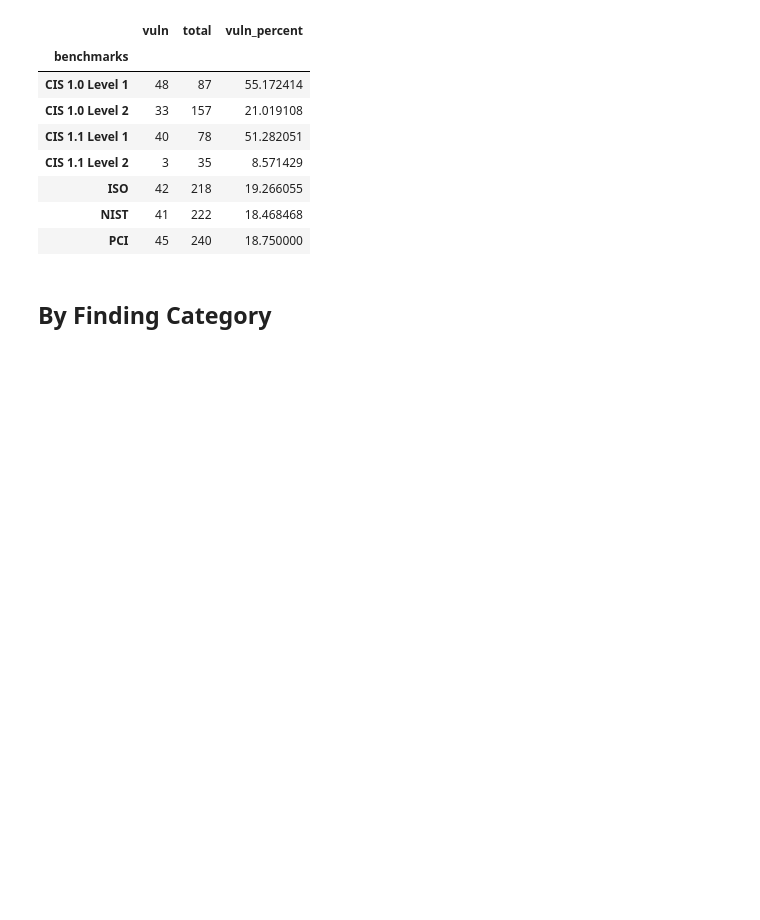
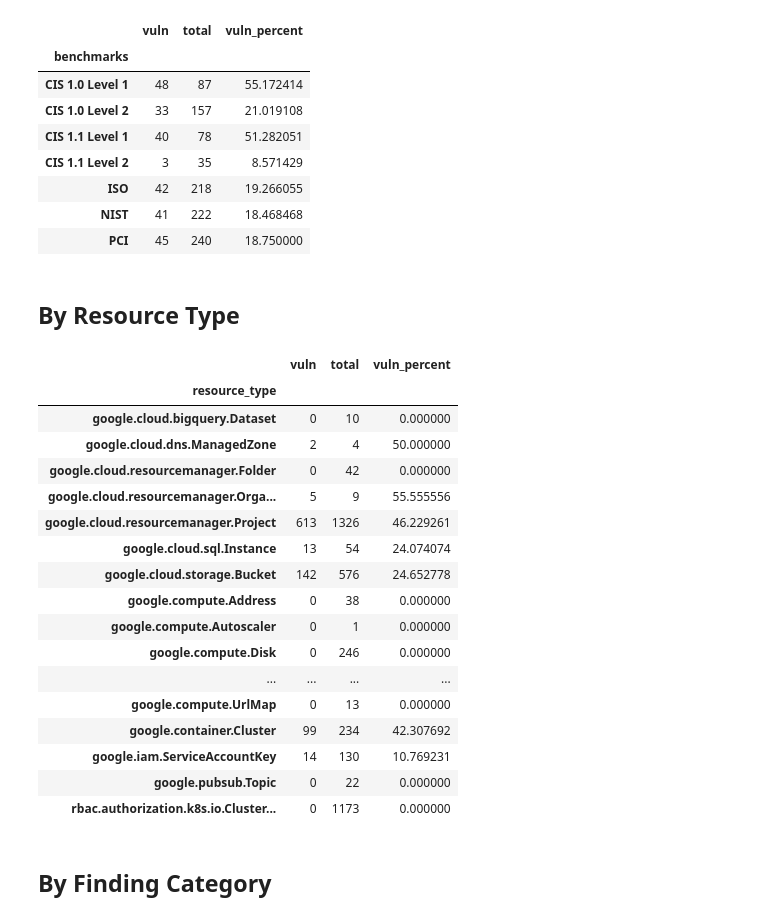
Before and after one commit to shadanan/gcp-jupyter, a Jupyter notebook: scc_compliance.ipynb, the cells around one changed output. Cells and saved outputs as stored; diff of their text form; code cells hidden in the pictures; blank space fills up the shorter version.

Commit message:
Add By Resource Type section

```diff
--- a/scc_compliance.ipynb
+++ b/scc_compliance.ipynb
@@ -179,6 +179,36 @@ df.to_csv("verdicts.csv")
 | ISO | 42 | 218 | 19.266055 |
 | NIST | 41 | 222 | 18.468468 |
 | PCI | 45 | 240 | 18.750000 |
+# %% [markdown]
+## By Resource Type
+# %%
+(
+    df.groupby(["resource_type"])
+    .agg(
+        vuln=pd.NamedAgg(column="count", aggfunc="sum"),
+        total=pd.NamedAgg(column="count", aggfunc="count"),
+    )
+    .assign(vuln_percent=lambda tdf: tdf["vuln"] * 100 / tdf["total"])
+)
+# %% [output]
+|  | vuln | total | vuln_percent |
+| resource_type |  |  |  |
+| google.cloud.bigquery.Dataset | 0 | 10 | 0.000000 |
+| google.cloud.dns.ManagedZone | 2 | 4 | 50.000000 |
+| google.cloud.resourcemanager.Folder | 0 | 42 | 0.000000 |
+| google.cloud.resourcemanager.Orga... | 5 | 9 | 55.555556 |
+| google.cloud.resourcemanager.Project | 613 | 1326 | 46.229261 |
+| google.cloud.sql.Instance | 13 | 54 | 24.074074 |
+| google.cloud.storage.Bucket | 142 | 576 | 24.652778 |
+| google.compute.Address | 0 | 38 | 0.000000 |
+| google.compute.Autoscaler | 0 | 1 | 0.000000 |
+| google.compute.Disk | 0 | 246 | 0.000000 |
+| ... | ... | ... | ... |
+| google.compute.UrlMap | 0 | 13 | 0.000000 |
+| google.container.Cluster | 99 | 234 | 42.307692 |
+| google.iam.ServiceAccountKey | 14 | 130 | 10.769231 |
+| google.pubsub.Topic | 0 | 22 | 0.000000 |
+| rbac.authorization.k8s.io.Cluster... | 0 | 1173 | 0.000000 |
 # %% [markdown]
 ## By Finding Category
 # %%
```
Also changed, not shown: parts of 1 cell of this notebook.
